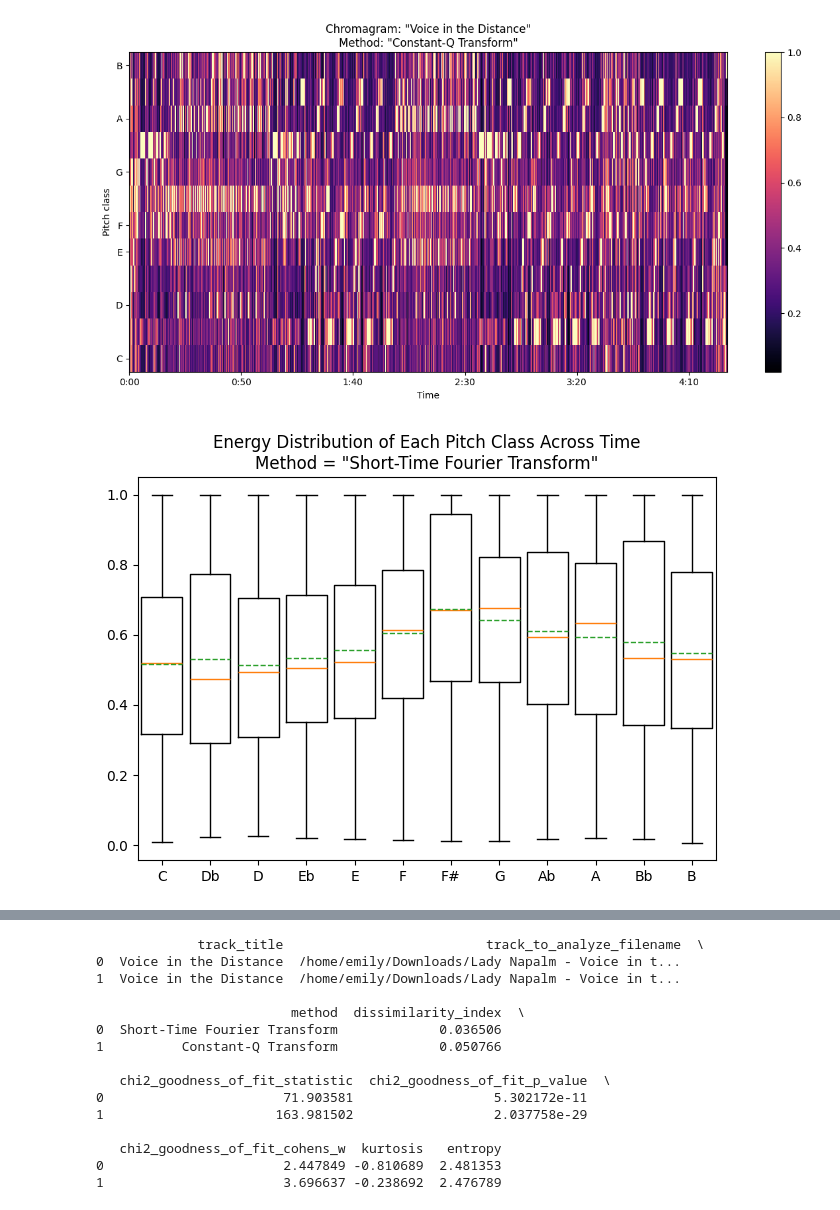
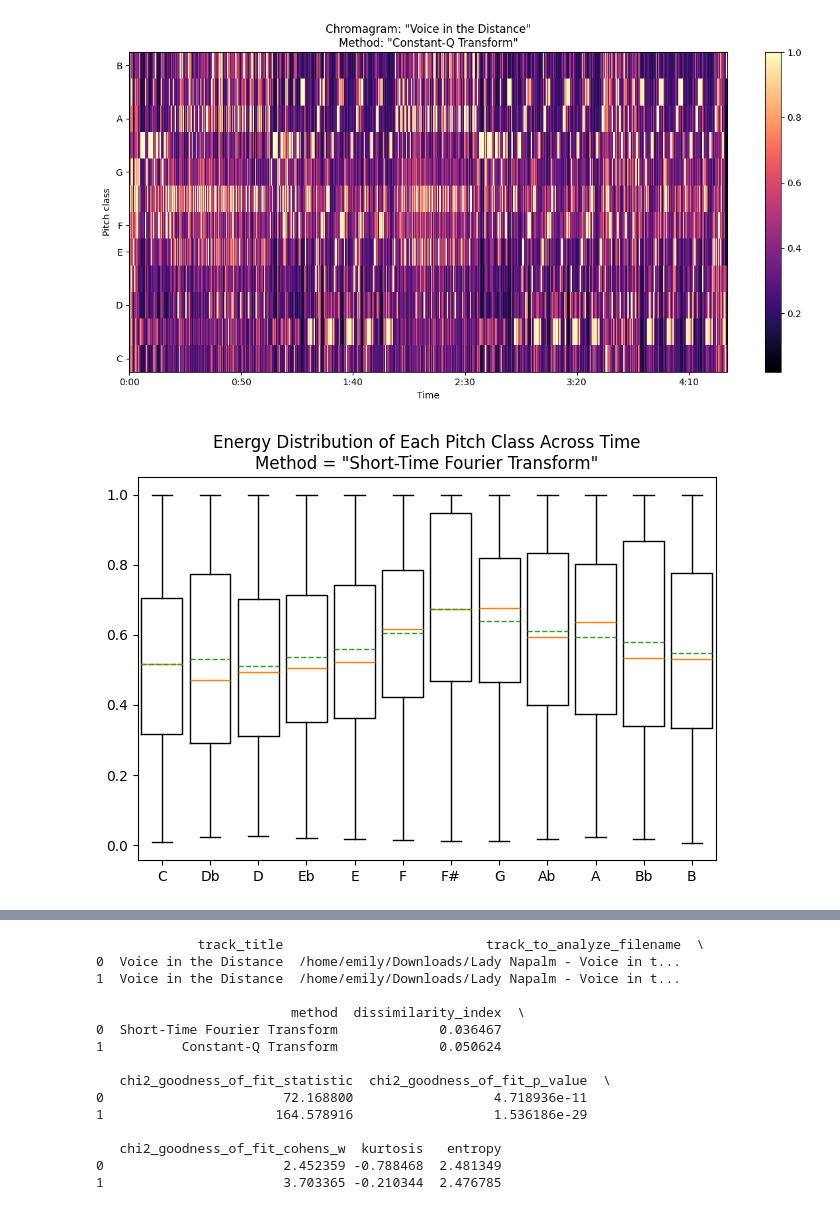
Before and after one commit to badassdatascience/music-production-and-performance, a Jupyter notebook: music_production_and_performance/features/key_detection.ipynb, the cells around one changed output, grey strips where cells are left out. Saved outputs shown, nothing was run; the diff lists cells and outputs as text; code cells hidden in the pictures.

```diff
--- a/music_production_and_performance/features/key_detection.ipynb
+++ b/music_production_and_performance/features/key_detection.ipynb
@@ -253,7 +142,7 @@ t_kb.df
 | 0 | Kwiky Bridge (Instant Satisfactio... | /home/emily/Downloads/Lady Napalm... | Short-Time Fourier Transform | 0 | C | ... |
 | 1 | Kwiky Bridge (Instant Satisfactio... | /home/emily/Downloads/Lady Napalm... | Constant-Q Transform | 0 | C | ... |
 # %%
-track_to_analyze = '/home/emily/Downloads/Lady Napalm - Voice in the Distance.aiff'
+track_to_analyze = '/home/emily/Downloads/Lady Napalm - Voice in the Distance.mp3'
 track_name = 'Voice in the Distance'
 t_vd = KeyDetection(track_to_analyze, track_name)
 t_vd.fit()
@@ -274,23 +163,23 @@ t_vd.summary_full()
 [figure]
 [figure]
 [figure]
-[figure, old version]
+[figure, new version]
 [figure]
              track_title                          track_to_analyze_filename  \
 0  Voice in the Distance  /home/emily/Downloads/Lady Napalm - Voice in t...
 1  Voice in the Distance  /home/emily/Downloads/Lady Napalm - Voice in t...
 
                          method  dissimilarity_index  \
-0  Short-Time Fourier Transform             0.036506
-1          Constant-Q Transform             0.050766
+0  Short-Time Fourier Transform             0.036467
+1          Constant-Q Transform             0.050624
 
    chi2_goodness_of_fit_statistic  chi2_goodness_of_fit_p_value  \
-0                       71.903581                  5.302172e-11
-1                      163.981502                  2.037758e-29
+0                       72.168800                  4.718936e-11
+1                      164.578916                  1.536186e-29
 
    chi2_goodness_of_fit_cohens_w  kurtosis   entropy
-0                       2.447849 -0.810689  2.481353
-1                       3.696637 -0.238692  2.476789
+0                       2.452359 -0.788468  2.481349
+1                       3.703365 -0.210344  2.476785
 # %%
 t_vd.df
 # %% [output]
```
Also changed, not shown: parts of 11 cells of this notebook, 1 other file.
